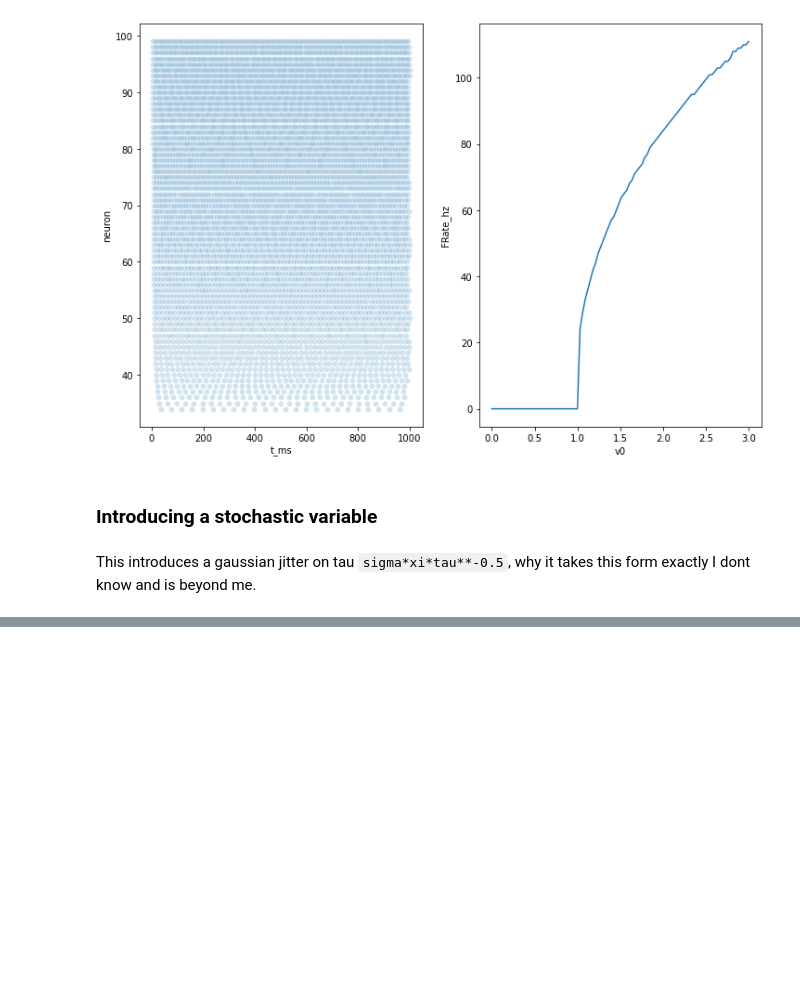
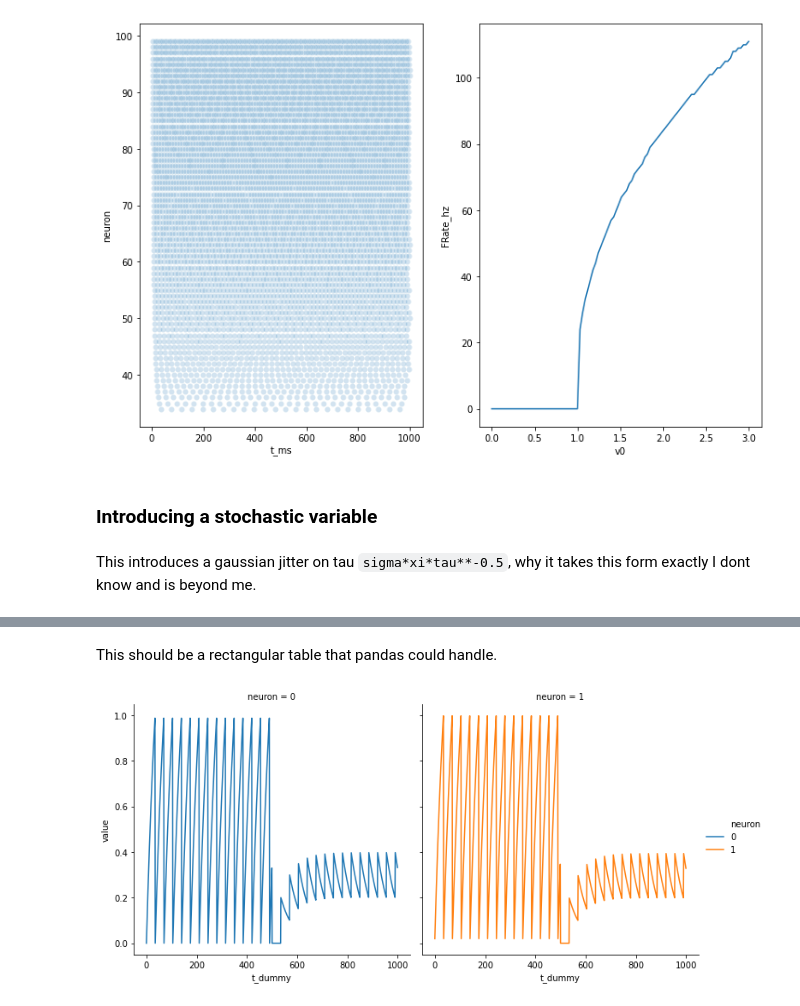
Before and after one commit to linusconrad/neurodynamics-learning, a Jupyter notebook: Linus-neurodyn-notes.ipynb, the cells around one changed output, grey strips where cells are left out. Drawn from its saved outputs; the diff is of its cells as text; code cells hidden in the pictures; blank space fills up the shorter version.

```diff
--- a/Linus-neurodyn-notes.ipynb
+++ b/Linus-neurodyn-notes.ipynb
@@ -681,0 +681,19 @@ sns.scatterplot(x = 't_ms', y = 'neuron', data = tidy_spike(Mnew), ax=axes[0]);
+# %%
+start_scope()
+
+eqs = '''
+dv/dt = (asym-v)/tau : 1
+asym : 1
+taun : second
+'''
+G = NeuronGroup(2, eqs, threshold='v>1', reset='v = 0', method='exact')
+G.asym = [2, 0]
+G.taun = [10, 100]*ms
+
+# Comment these two lines out to see what happens without Synapses
+S = Synapses(G, G, on_pre='v_post += 0.2')
+S.connect(i=0, j=1)
+
+Mstate = StateMonitor(G, 'v', record=True)
+
+run(100*ms)
@@ -681,0 +731,20 @@ sns.scatterplot(x = 't_ms', y = 'neuron', data = tidy_spike(Mnew), ax=axes[0]);
+# %% [markdown]
+This should be a rectangular table that pandas could handle.
+# %%
+# If the following returns the time-series alright we are golden.
+# reshape and make a frame
+test = pd.DataFrame(np.array(Mstate.v).reshape(1000,2))
+test.index.name = 't_dummy'
+test.reset_index(inplace=True)
+
+# make long
+test = test.melt(id_vars = 't_dummy', value_vars = [0, 1], var_name = "neuron")
+
+sns.relplot(x = 't_dummy',
+            y = 'value',
+            hue = "neuron",
+            col = "neuron",
+            kind = "line",
+            data = test);
+# %% [output]
+[figure, added]
```
Also changed, not shown: parts of 14 cells of this notebook, 1 other file.
